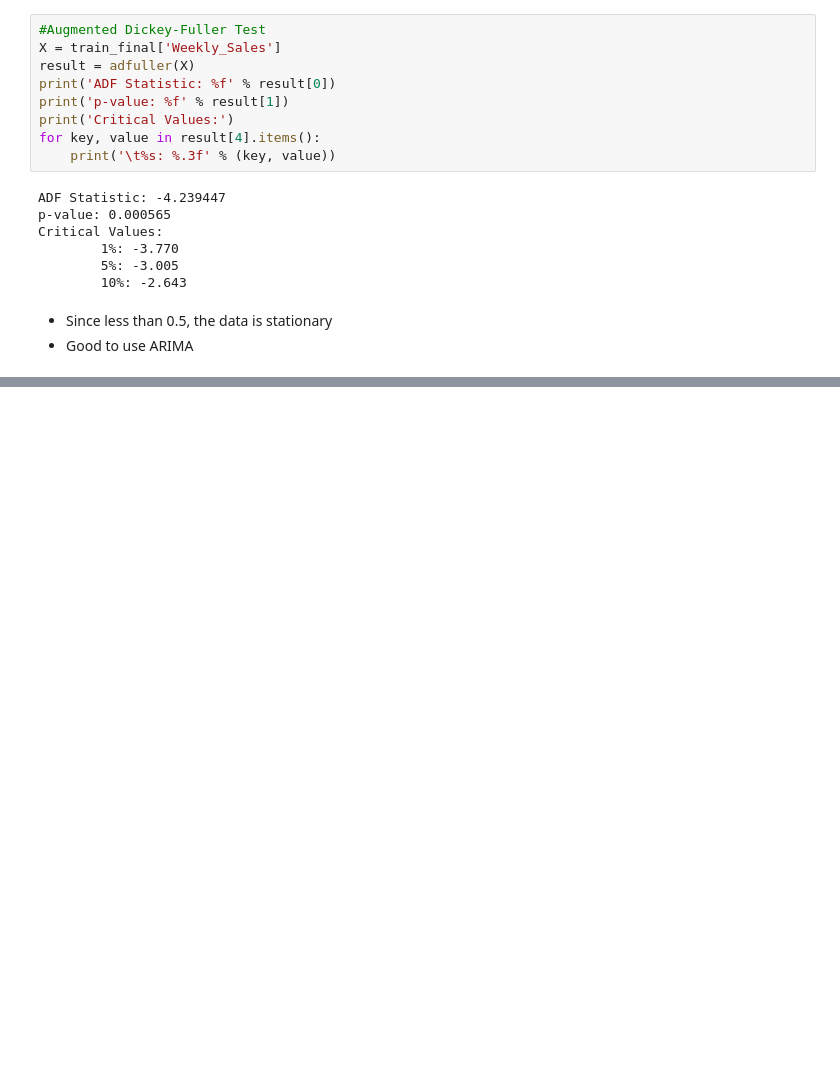
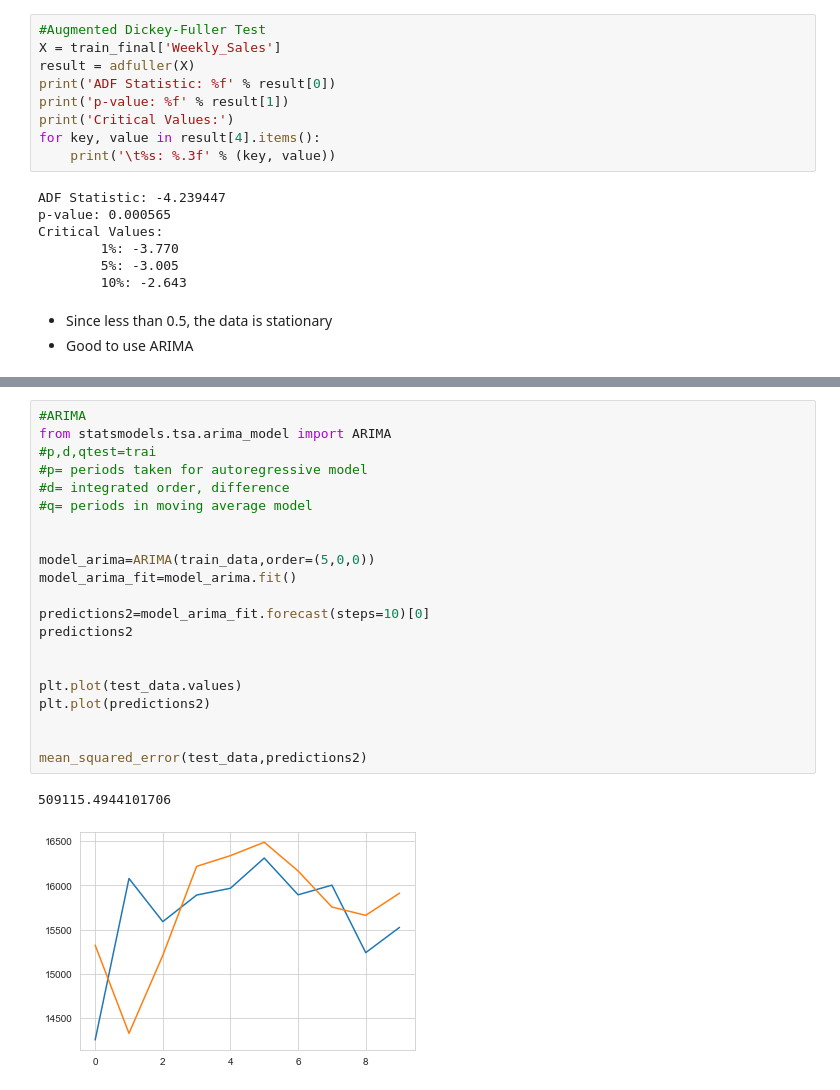
Before and after one commit to Papyss/Data-Analytics, a Jupyter notebook: Code (Do not delete).ipynb, the cells around one changed output, grey strips where cells are left out. Cells and saved outputs as stored; diff of their text form; blank space fills up the shorter version.

```diff
--- a/Code (Do not delete).ipynb
+++ b/Code (Do not delete).ipynb
@@ -410,0 +435,24 @@ Critical Values:
+# %%
+#ARIMA
+from statsmodels.tsa.arima_model import ARIMA
+#p,d,qtest=trai
+#p= periods taken for autoregressive model
+#d= integrated order, difference
+#q= periods in moving average model
+
+
+model_arima=ARIMA(train_data,order=(5,0,0))
+model_arima_fit=model_arima.fit()
+
+predictions2=model_arima_fit.forecast(steps=10)[0]
+predictions2
+
+
+plt.plot(test_data.values)
+plt.plot(predictions2)
+
+
+mean_squared_error(test_data,predictions2)
+# %% [output]
+509115.4944101706
+[figure, added]
```
Also changed, not shown: parts of 8 cells of this notebook.
